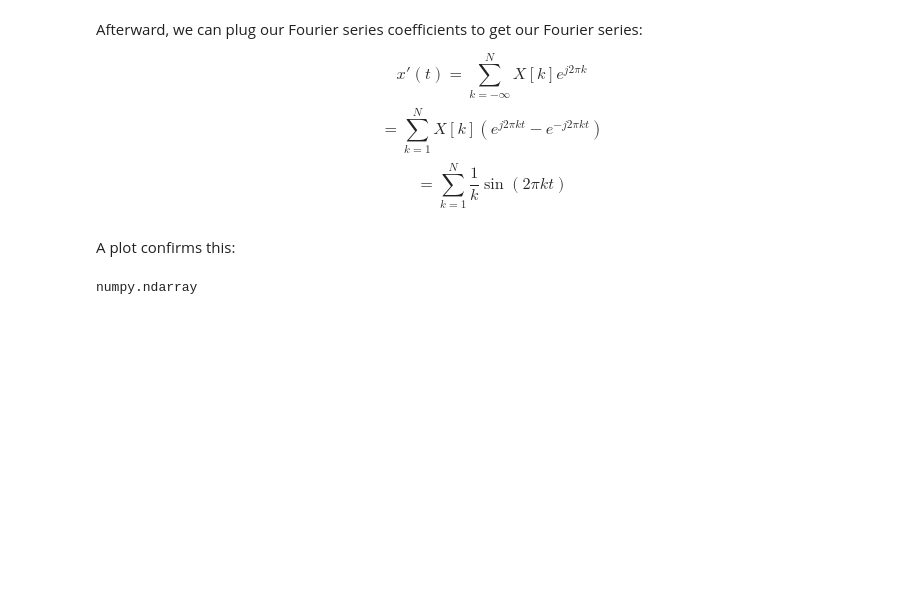
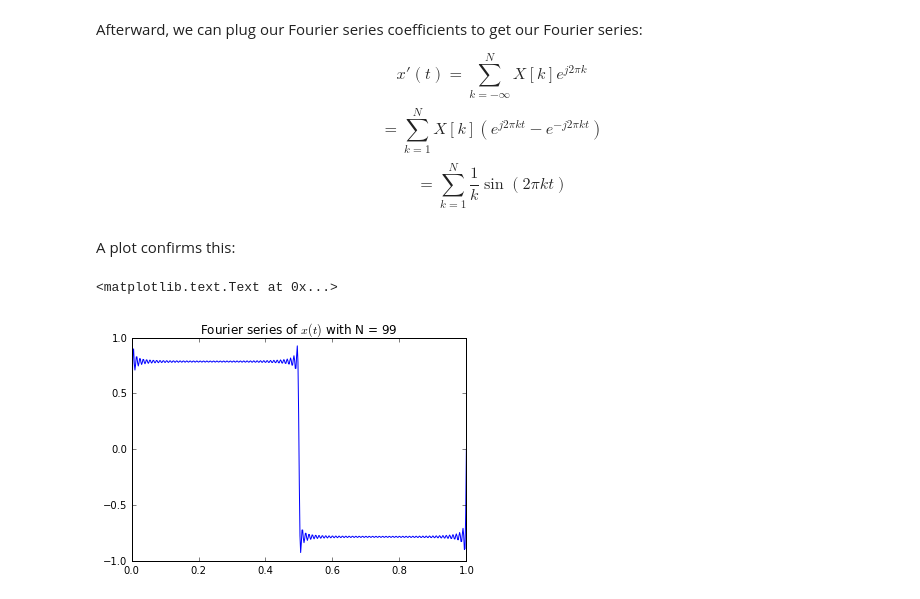
Before and after one commit to mohsaad/Intro-to-Signal-Processing, a Jupyter notebook: 3 - CT and DT Signal Representations/3.1 - Fourier Series.ipynb, the cells around one changed output. Saved outputs shown, nothing was run; the diff lists cells and outputs as text; code cells hidden in the pictures; blank space fills up the shorter version.

Commit message:
finished Fourier series material, adding properties

```diff
--- a/3 - CT and DT Signal Representations/3.1 - Fourier Series.ipynb
+++ b/3 - CT and DT Signal Representations/3.1 - Fourier Series.ipynb
@@ -164,12 +164,13 @@ $$ = \sum_{k=1}^N \frac{1}{k} \sin(2\pi k t)$$
 # %% [markdown]
 A plot confirms this:
 # %%
+N = 101
+
 t = np.linspace(0,1,500)
-xprime = np.sin(2*np.pi*t)
-type(xprime)
-# for i in range(2,100):
-#     xprime += 1/i * np.sin(2*i*np.pi*t)
+xprime = sum([1.0/k * np.sin(2*np.pi*k*t) for k in range(1,N,2)])
 
-#plt.plot(t,xprime)
+plt.plot(t,xprime)
+plt.title('Fourier series of $x(t)$ with N = 99')
 # %% [output]
-numpy.ndarray
+<matplotlib.text.Text at 0x...>
+[figure, added]
```
Also changed, not shown: parts of 3 cells of this notebook.
